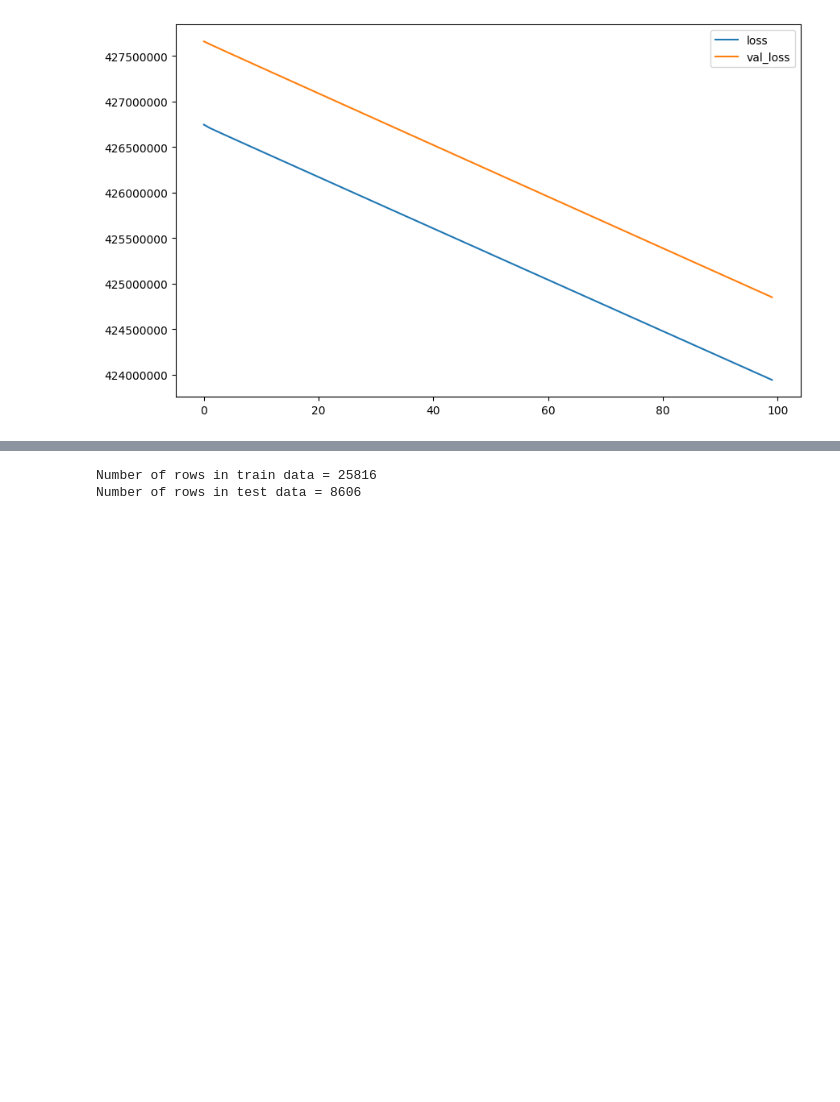
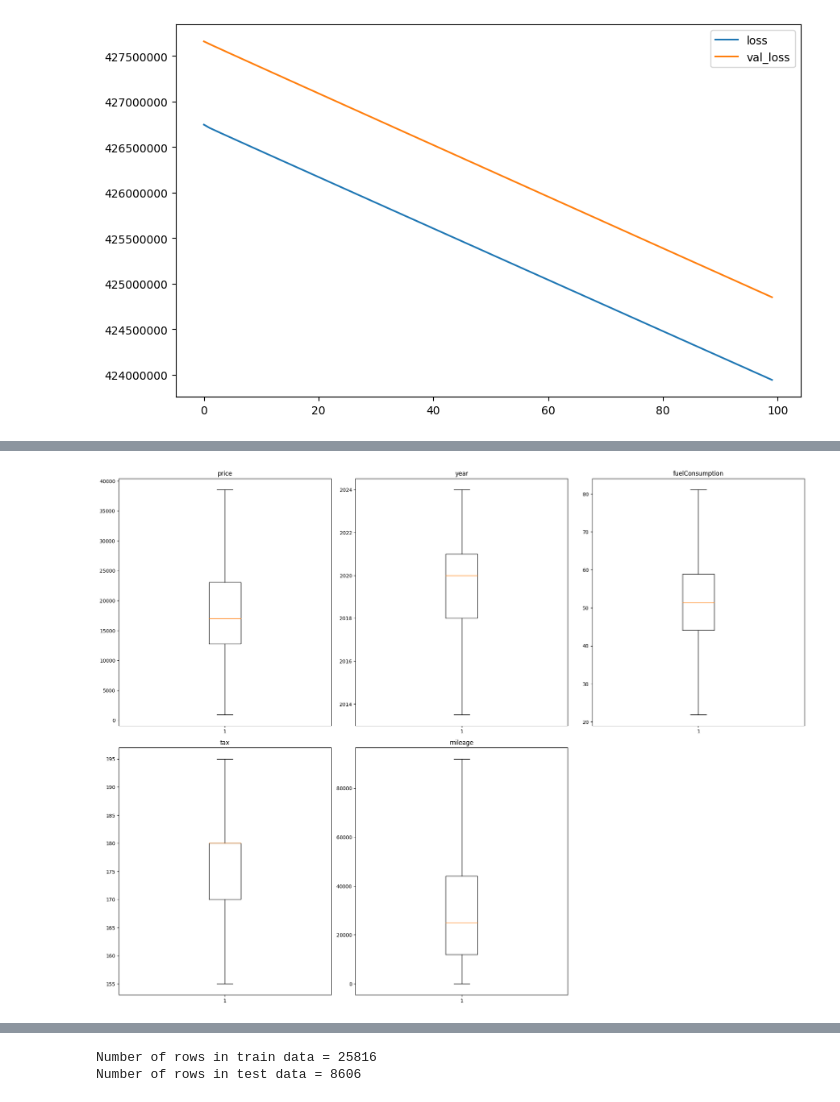
Before and after one commit to aykansandal/MDAProjekt, a Jupyter notebook: scrape.ipynb, the cells around one changed output, grey strips where cells are left out. Cells and saved outputs as stored; diff of their text form; code cells hidden in the pictures; blank space fills up the shorter version.

```diff
--- a/scrape.ipynb
+++ b/scrape.ipynb
@@ -998,0 +1056,17 @@ plt.legend()
+# %%
+def outliers(reff, col):
+  Q1 = reff[col].quantile(0.25)  # 25th quantile
+  Q3 = reff[col].quantile(0.75)  # 75th quantile
+  IQR = Q3 - Q1
+  Lower_Whisker = Q1 - 1.5 * IQR
+  Upper_Whisker = Q3 + 1.5 * IQR
+  reff[col] = np.clip(reff[col], Lower_Whisker, Upper_Whisker)
+
+  return reff
+
+def treat_outliers(ref, col_list):
+
+    for c in col_list:
+        ref = outliers(ref, c)
+
+    return ref
@@ -999 +1084,15 @@ plt.legend()
+# %%
+numerical_col = df.select_dtypes(include=np.number).columns.tolist()
+df6 = treat_outliers(df, numerical_col)
+# %%
+plt.figure(figsize=(20, 30))
+for i, variable in enumerate(numerical_col):
+    plt.subplot(4, 3, i + 1)
+    plt.boxplot(df6[variable], whis=1.5)
+    plt.tight_layout()
+    plt.title(variable)
+
+plt.show()
+# %% [output]
+[figure, added]
 # %%
```
Also changed, not shown: parts of 11 cells of this notebook.
